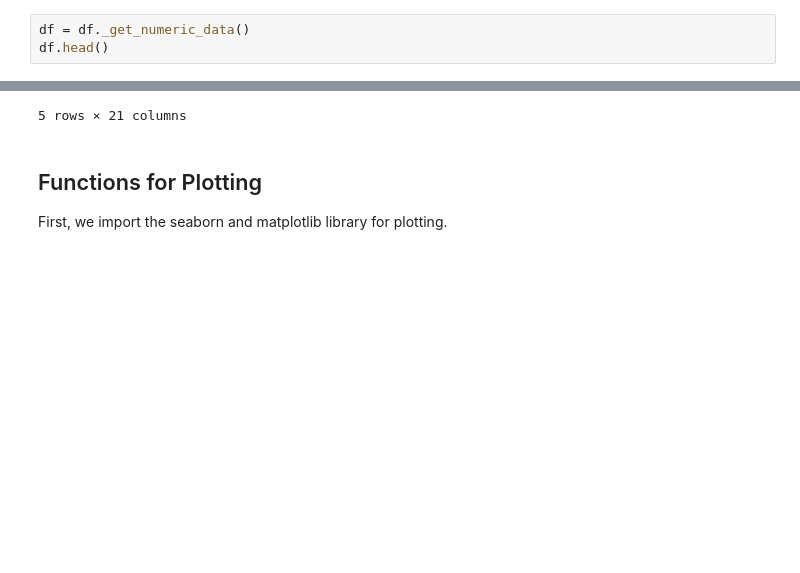
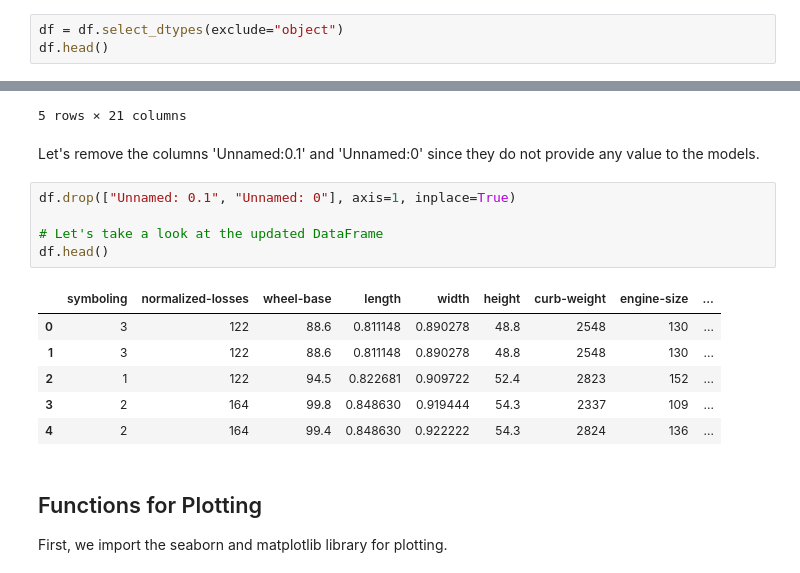
Before and after one commit to yurii-polych/ibm-data-science, a Jupyter notebook: course_7/5.2.1_Model_Evaluation_and_Refinement_cars.ipynb, the cells around one changed output, grey strips where cells are left out. Saved outputs shown, nothing was run; the diff lists cells and outputs as text; blank space fills up the shorter version.

```diff
--- a/course_7/5.2.1_Model_Evaluation_and_Refinement_cars.ipynb
+++ b/course_7/5.2.1_Model_Evaluation_and_Refinement_cars.ipynb
@@ -42,7 +42,7 @@ df.to_csv('module_5_auto.csv')
 # %% [markdown]
  First, let's only use numeric data:
 # %%
-df = df._get_numeric_data()
+df = df.select_dtypes(exclude="object")
 df.head()
 # %% [output]
 |  | Unnamed: 0.1 | Unnamed: 0 | symboling | normalized-losses | wheel-base | length | width | height | ... |
@@ -52,6 +52,20 @@ df.head()
 | 3 | 3 | 3 | 2 | 164 | 99.8 | 0.848630 | 0.919444 | 54.3 | ... |
 | 4 | 4 | 4 | 2 | 164 | 99.4 | 0.848630 | 0.922222 | 54.3 | ... |
 5 rows × 21 columns
+# %% [markdown]
+Let's remove the columns 'Unnamed:0.1' and 'Unnamed:0' since they do not provide any value to the models.
+# %%
+df.drop(["Unnamed: 0.1", "Unnamed: 0"], axis=1, inplace=True)
+
+# Let's take a look at the updated DataFrame
+df.head()
+# %% [output]
+|  | symboling | normalized-losses | wheel-base | length | width | height | curb-weight | engine-size | ... |
+| 0 | 3 | 122 | 88.6 | 0.811148 | 0.890278 | 48.8 | 2548 | 130 | ... |
+| 1 | 3 | 122 | 88.6 | 0.811148 | 0.890278 | 48.8 | 2548 | 130 | ... |
+| 2 | 1 | 122 | 94.5 | 0.822681 | 0.909722 | 52.4 | 2823 | 152 | ... |
+| 3 | 2 | 164 | 99.8 | 0.848630 | 0.919444 | 54.3 | 2337 | 109 | ... |
+| 4 | 2 | 164 | 99.4 | 0.848630 | 0.922222 | 54.3 | 2824 | 136 | ... |
 # %% [markdown]
 <h2>Functions for Plotting</h2>
 First, we import the seaborn and matplotlib library for plotting.
```
Also changed, not shown: parts of 27 cells of this notebook.
